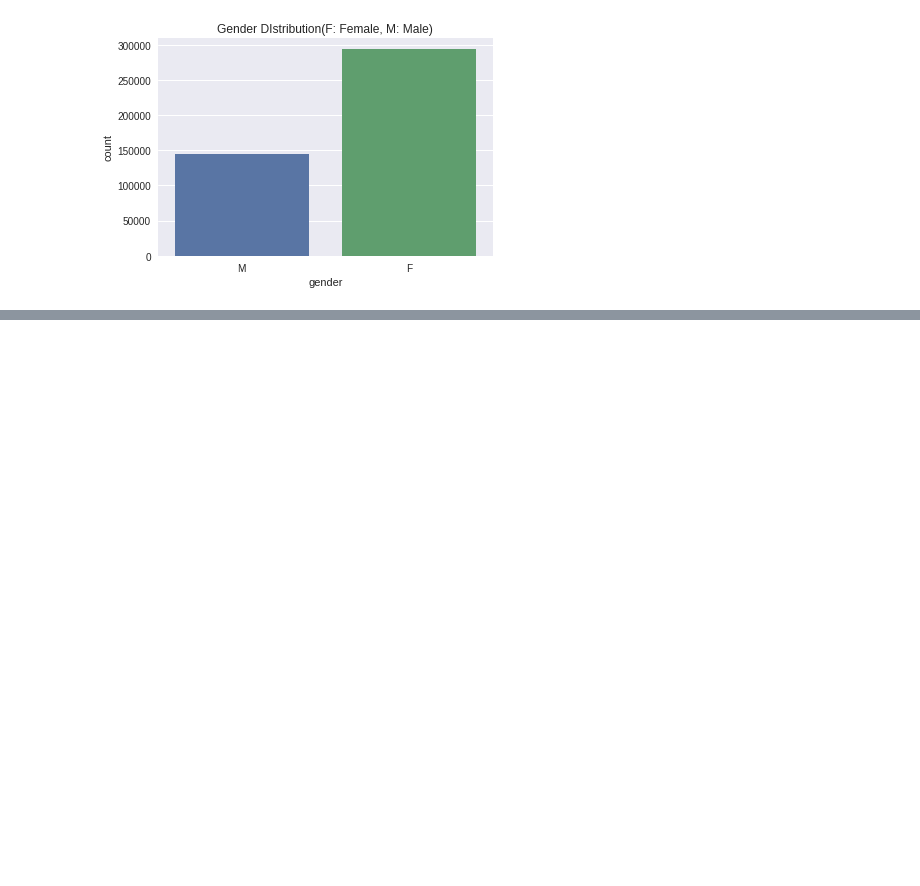
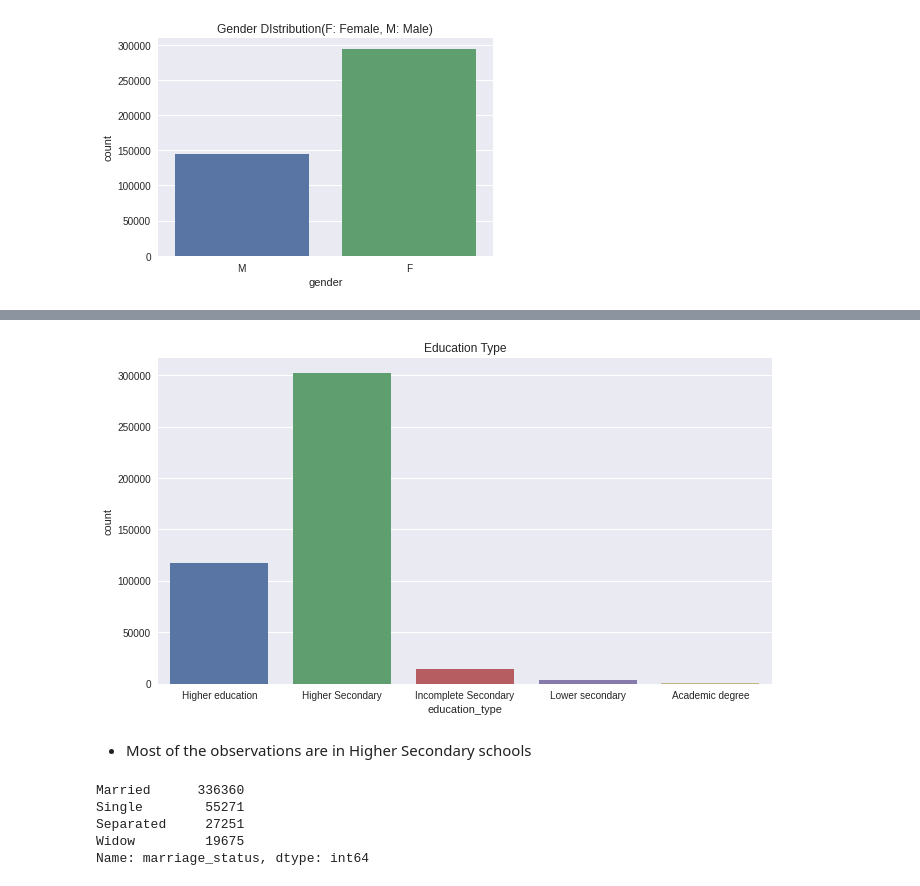
Before and after one commit to drizedunn/Food-Preference, a Jupyter notebook: mlquote.ipynb, the cells around one changed output, grey strips where cells are left out. Drawn from its saved outputs; the diff is of its cells as text; code cells hidden in the pictures; blank space fills up the shorter version.

```diff
--- a/mlquote.ipynb
+++ b/mlquote.ipynb
@@ -246,0 +276,16 @@ plt.show()
+# %%
+plt.figure(figsize = (11, 6))
+sns.countplot(t_data['education_type']).set_title('Education Type')
+plt.show()
+# %% [output]
+[figure, added]
+# %% [markdown]
+- Most of the observations are in Higher Secondary schools
+# %%
+t_data['marriage_status'].value_counts()
+# %% [output]
+Married      336360
+Single        55271
+Separated     27251
+Widow         19675
+Name: marriage_status, dtype: int64
```
Also changed, not shown: parts of 18 cells of this notebook.
